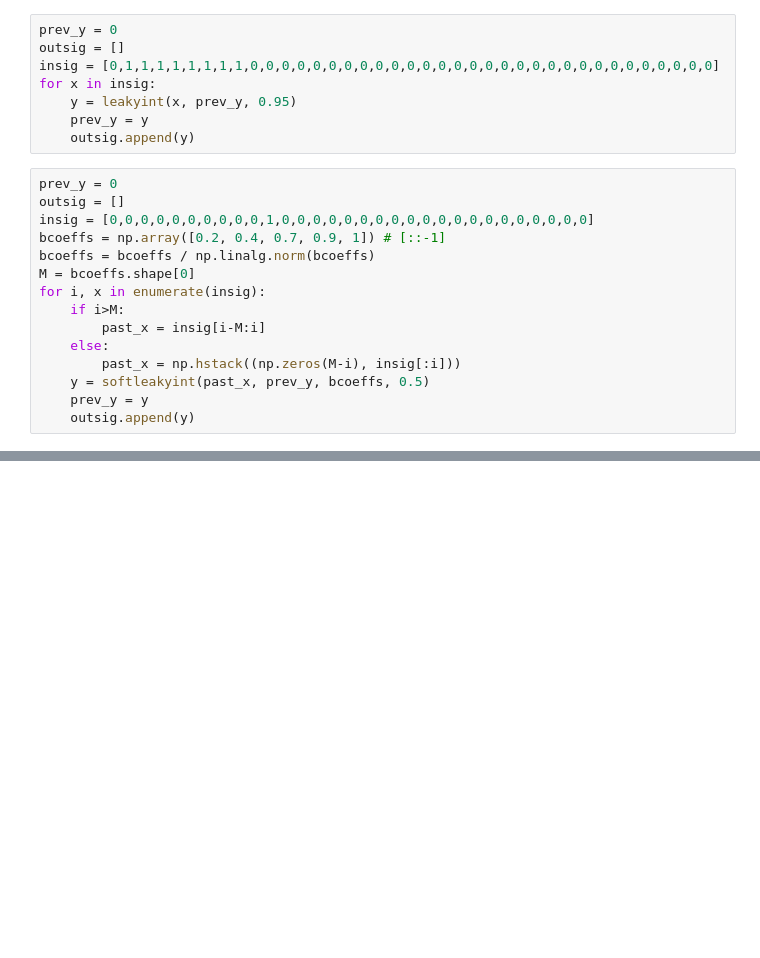
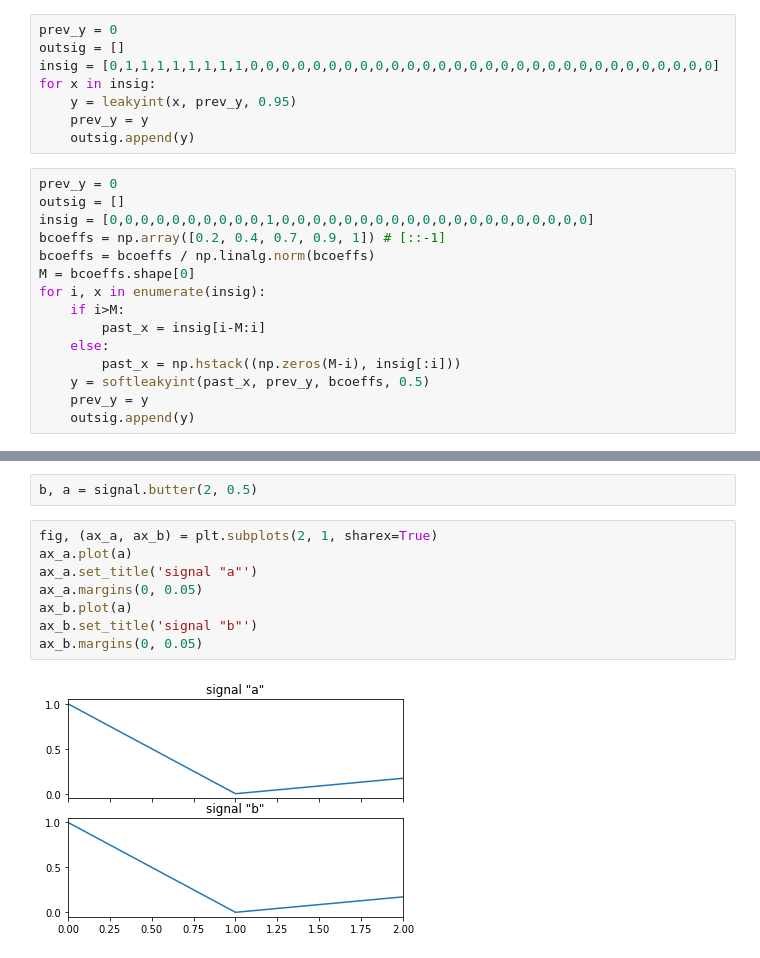
Before and after one commit to SasanMatinfar/Development-of-a-Complete-System-for-Sonification-of-Bleeding-Measurements, a Jupyter notebook: Sonification of Bleeding with Moving Average.ipynb, the cells around one changed output, grey strips where cells are left out. Cells and saved outputs as stored; diff of their text form; blank space fills up the shorter version.

```diff
--- a/Sonification of Bleeding with Moving Average.ipynb
+++ b/Sonification of Bleeding with Moving Average.ipynb
@@ -84 +122,13 @@ plt.plot(outsig)
+# %%
+b, a = signal.butter(2, 0.5)
+# %%
+fig, (ax_a, ax_b) = plt.subplots(2, 1, sharex=True)
+ax_a.plot(a)
+ax_a.set_title('signal "a"')
+ax_a.margins(0, 0.05)
+ax_b.plot(a)
+ax_b.set_title('signal "b"')
+ax_b.margins(0, 0.05)
+# %% [output]
+[figure, added]
 # %%
```
Also changed, not shown: parts of 15 cells of this notebook.
